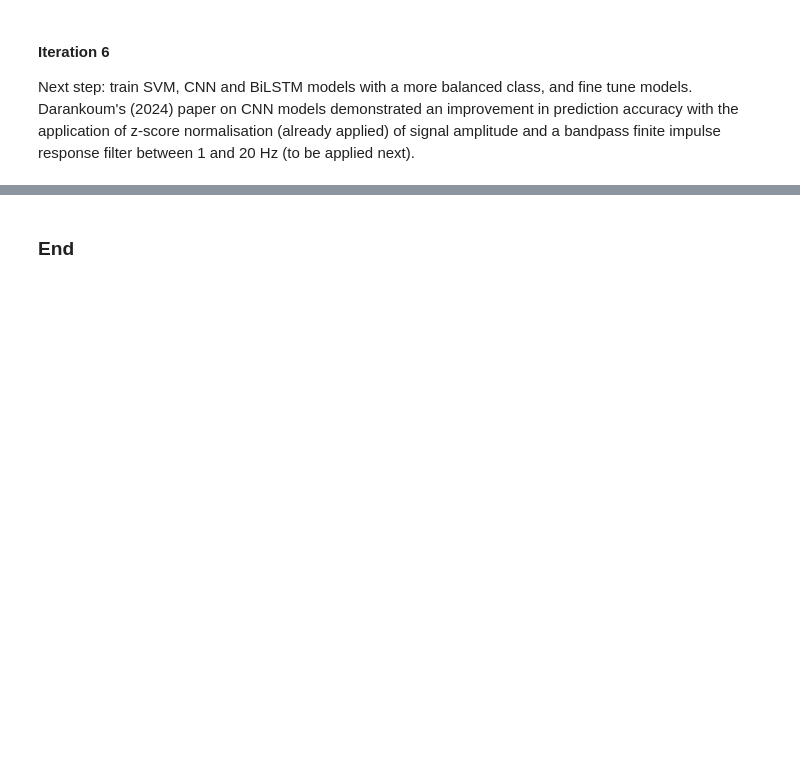
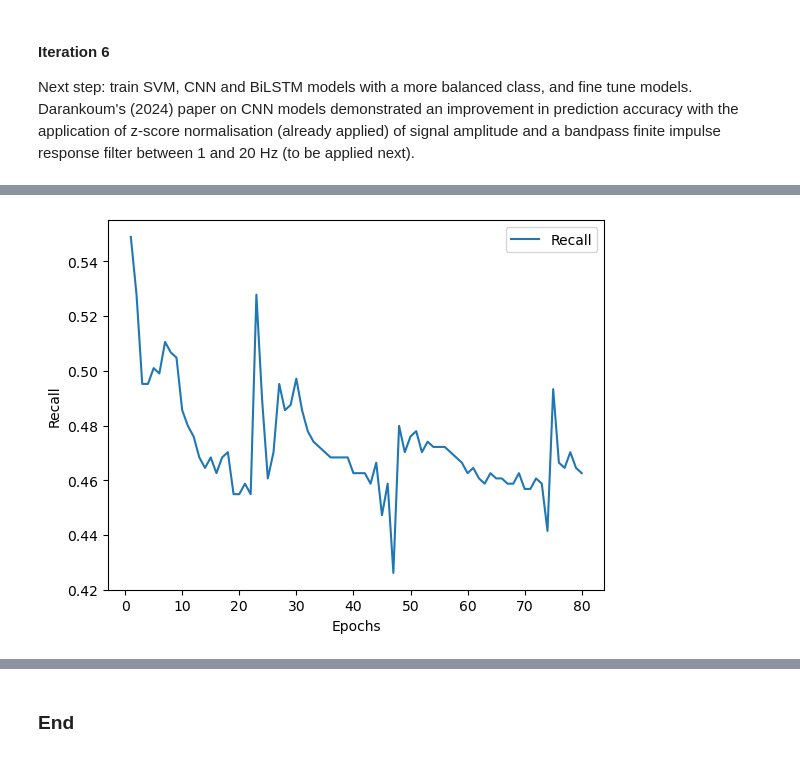
Before and after one commit to uol5/CM3070_SeizureDetection, a Jupyter notebook: main.ipynb, the cells around one changed output, grey strips where cells are left out. Saved outputs shown, nothing was run; the diff lists cells and outputs as text; code cells hidden in the pictures; blank space fills up the shorter version.

```diff
--- a/main.ipynb
+++ b/main.ipynb
@@ -2569,0 +2643,12 @@ Darankoum's (2024) paper on CNN models demonstrated an improvement in prediction
+# %%
+# Using train_balanced_data and test_balanced_data apply bandpass filter then normalise
+
+train_balanced_filtered = bandpass_filter(train_balanced_data)
+test_balanced_filtered = bandpass_filter(test_balanced_data)
+# %%
+# Train FFNN using FIR filtered and StandardScalar normalised dataset
+# Trained tp 100 epochs
+sec10_FIR =  BaseDense(train_balanced_filtered, train_balanced_label, test_balanced_filtered, test_balanced_label,80)
+sec10_FIR.pre_process()  # normalise data. Leads to quicker converge during training
+sec10_FIR.train()
+# %% [output]
@@ -2569,0 +2657 @@ Darankoum's (2024) paper on CNN models demonstrated an improvement in prediction
+[figure, added]
```
Also changed, not shown: parts of 14 cells of this notebook.
